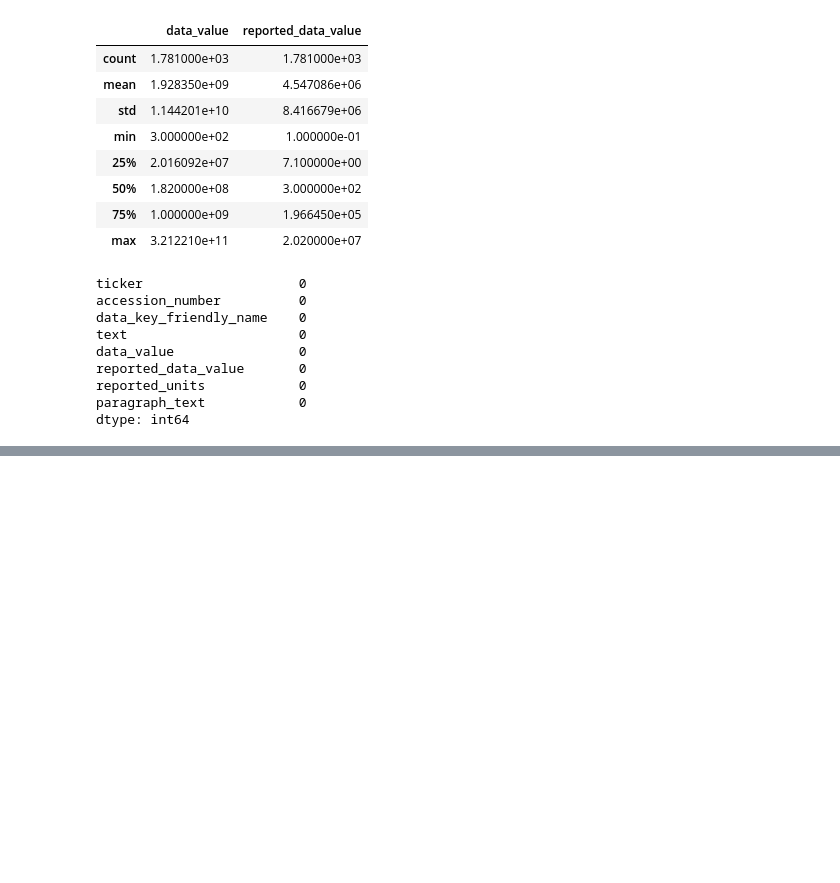
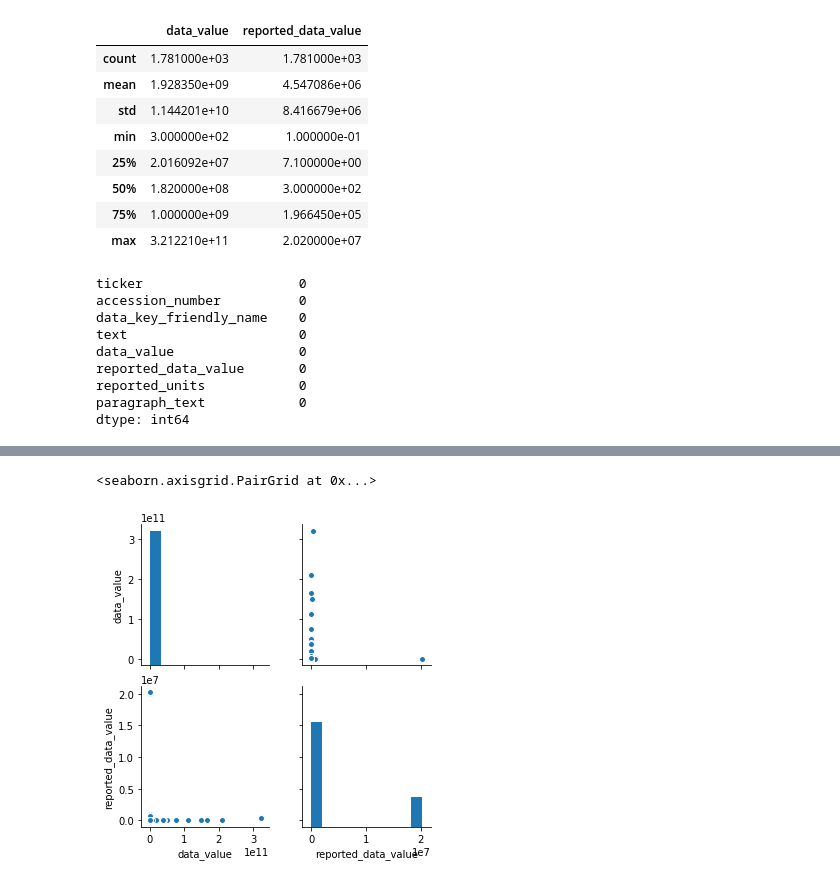
Before and after one commit to suhasinipallai/New_constructs, a Jupyter notebook: data-question-8-exploratory-data-analysis.ipynb, the cells around one changed output, grey strips where cells are left out. Cells and saved outputs as stored; diff of their text form; code cells hidden in the pictures; blank space fills up the shorter version.

```diff
--- a/data-question-8-exploratory-data-analysis.ipynb
+++ b/data-question-8-exploratory-data-analysis.ipynb
@@ -89,0 +127,5 @@ dtype: int64
+# %%
+sns.pairplot(share_rprchs_prgrph_df)
+# %% [output]
+<seaborn.axisgrid.PairGrid at 0x...>
+[figure, added]
```
Also changed, not shown: parts of 7 cells of this notebook.
